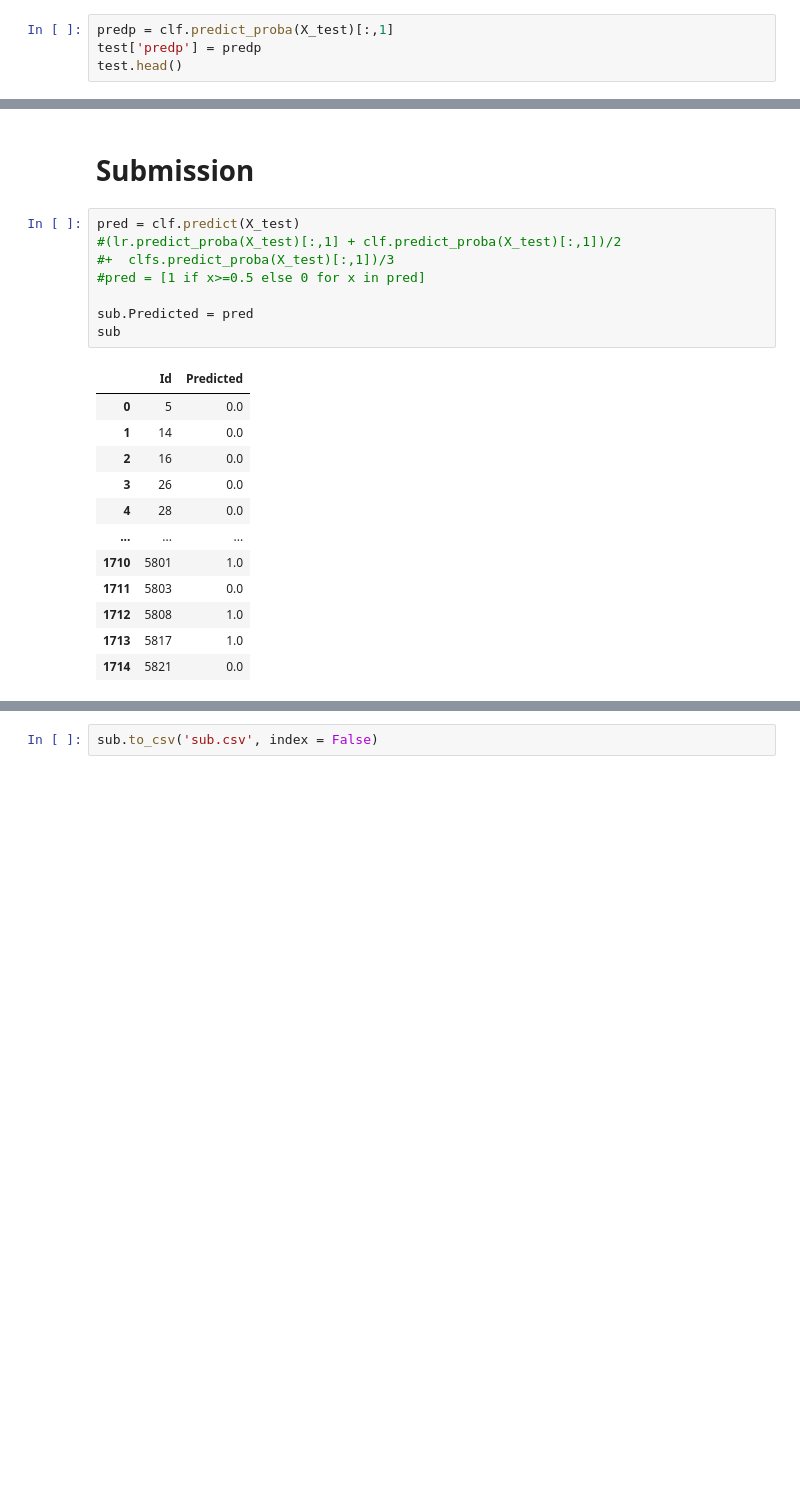
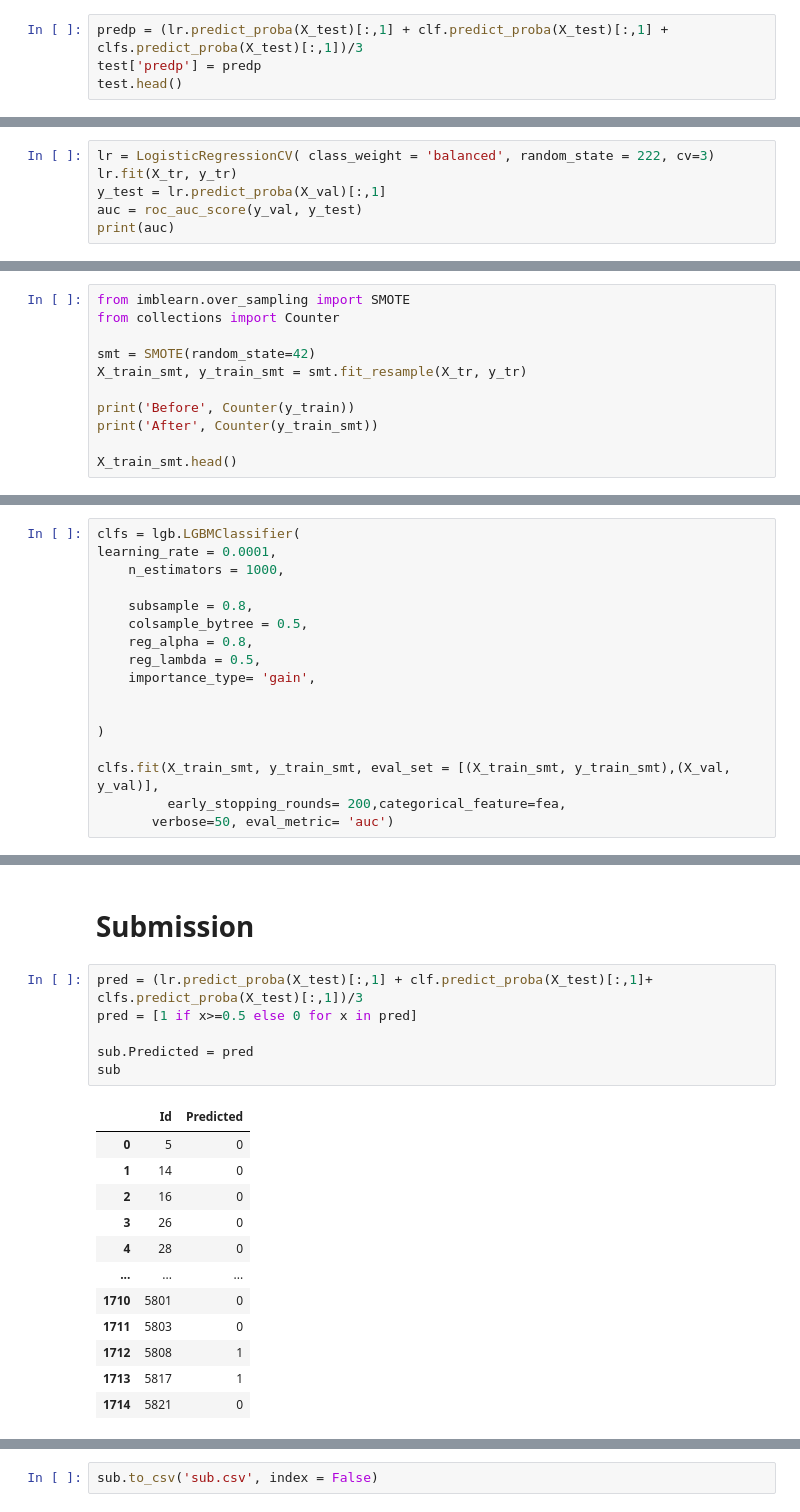
Before and after one commit to nsu1210/Kaggle, a Jupyter notebook: 2020-classification-unbalance-customer-purchase.ipynb, the cells around one changed output, grey strips where cells are left out. Drawn from its saved outputs; the diff is of its cells as text; blank space fills up the shorter version.

```diff
--- a/2020-classification-unbalance-customer-purchase.ipynb
+++ b/2020-classification-unbalance-customer-purchase.ipynb
@@ -465,7 +465,7 @@ plt.show()
 # %% [markdown]
 # Psudo Labeling
 # %%
-predp = clf.predict_proba(X_test)[:,1]
+predp = (lr.predict_proba(X_test)[:,1] + clf.predict_proba(X_test)[:,1] +  clfs.predict_proba(X_test)[:,1])/3
 test['predp'] = predp
 test.head()
 # %% [output]
@@ -544,0 +547,6 @@ print(y_val.shape)
+# %%
+lr = LogisticRegressionCV( class_weight = 'balanced', random_state = 222, cv=3)
+lr.fit(X_tr, y_tr)
+y_test = lr.predict_proba(X_val)[:,1]
+auc = roc_auc_score(y_val, y_test)
+print(auc)
@@ -610,0 +662,11 @@ plt.show()
+# %%
+from imblearn.over_sampling import SMOTE
+from collections import Counter
+
+smt = SMOTE(random_state=42)
+X_train_smt, y_train_smt = smt.fit_resample(X_tr, y_tr)
+
+print('Before', Counter(y_train))
+print('After', Counter(y_train_smt))
+
+X_train_smt.head()
@@ -610,0 +682,17 @@ plt.show()
+# %%
+clfs = lgb.LGBMClassifier(
+learning_rate = 0.0001,
+    n_estimators = 1000,
+
+    subsample = 0.8,
+    colsample_bytree = 0.5,
+    reg_alpha = 0.8,
+    reg_lambda = 0.5,
+    importance_type= 'gain',
+
+
+)
+
+clfs.fit(X_train_smt, y_train_smt, eval_set = [(X_train_smt, y_train_smt),(X_val, y_val)],
+         early_stopping_rounds= 200,categorical_feature=fea,
+       verbose=50, eval_metric= 'auc')
@@ -611,26 +746,24 @@ plt.show()
 # %% [markdown]
 # Submission
 # %%
-pred = clf.predict(X_test)
-#(lr.predict_proba(X_test)[:,1] + clf.predict_proba(X_test)[:,1])/2
-#+  clfs.predict_proba(X_test)[:,1])/3
-#pred = [1 if x>=0.5 else 0 for x in pred]
+pred = (lr.predict_proba(X_test)[:,1] + clf.predict_proba(X_test)[:,1]+  clfs.predict_proba(X_test)[:,1])/3
+pred = [1 if x>=0.5 else 0 for x in pred]
 
 sub.Predicted = pred
 sub
 # %% [output]
 |  | Id | Predicted |
-| 0 | 5 | 0.0 |
-| 1 | 14 | 0.0 |
-| 2 | 16 | 0.0 |
-| 3 | 26 | 0.0 |
-| 4 | 28 | 0.0 |
+| 0 | 5 | 0 |
+| 1 | 14 | 0 |
+| 2 | 16 | 0 |
+| 3 | 26 | 0 |
+| 4 | 28 | 0 |
 | ... | ... | ... |
-| 1710 | 5801 | 1.0 |
-| 1711 | 5803 | 0.0 |
-| 1712 | 5808 | 1.0 |
-| 1713 | 5817 | 1.0 |
-| 1714 | 5821 | 0.0 |
+| 1710 | 5801 | 0 |
+| 1711 | 5803 | 0 |
+| 1712 | 5808 | 1 |
+| 1713 | 5817 | 1 |
+| 1714 | 5821 | 0 |
 1715 rows × 2 columns
 # %%
 sub.Predicted.describe()
```
Also changed, not shown: parts of 19 cells of this notebook.
